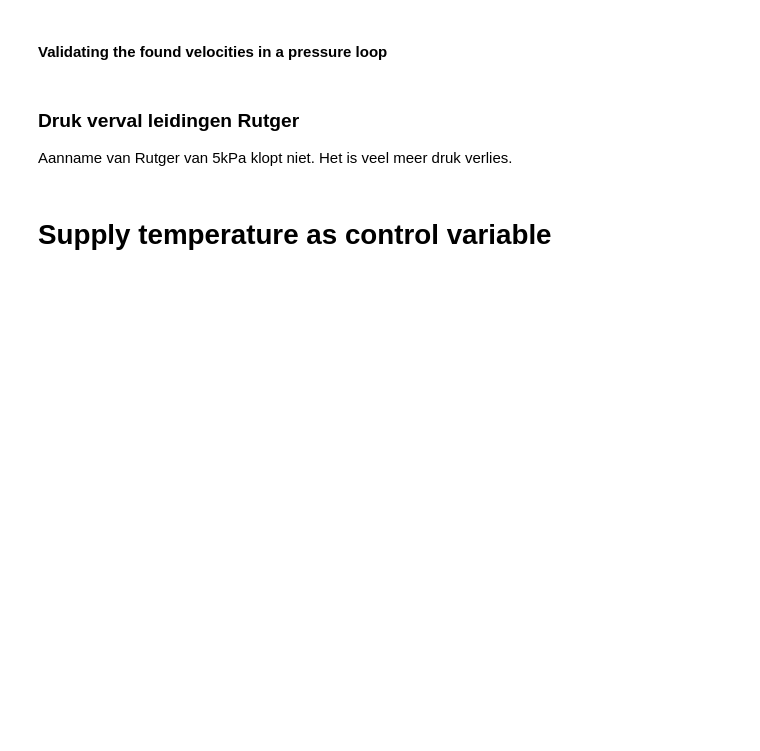
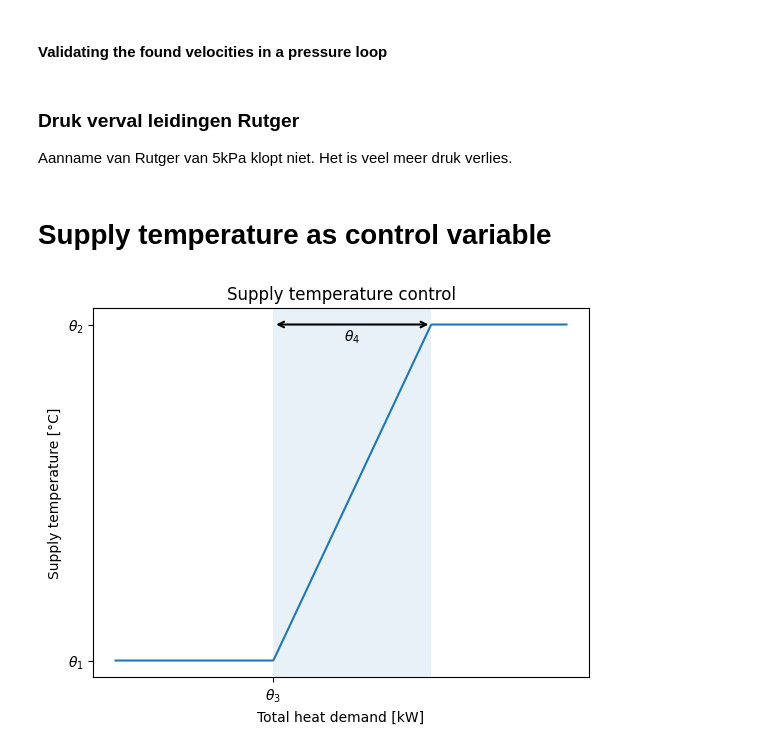
Before and after one commit to Pietervb2/thesis, a Jupyter notebook: obtain_realistic parameters.ipynb, the cells around one changed output. Saved outputs shown, nothing was run; the diff lists cells and outputs as text; code cells hidden in the pictures; blank space fills up the shorter version.

```diff
--- a/obtain_realistic parameters.ipynb
+++ b/obtain_realistic parameters.ipynb
@@ -658,36 +662,45 @@ P_band_end = 140 # theta4
 for i, xi in enumerate(x):
     if xi < P_band_end - P_band:
         T_sup[i] = T_sup_min          # constant region
     elif xi <= P_band_end:
         T_sup[i] = T_sup_min + (xi - P_band_end + P_band) * (T_sup_max - T_sup_min) / (P_band)  # linear P-band
     else:
         T_sup[i] = T_sup_max          # saturated region
 
 # Plot
 plt.figure()
 plt.plot(x, T_sup)
 
 plt.xlabel("Total heat demand [kW]")
 plt.ylabel("Supply temperature [°C]")
 plt.title("Supply temperature control")
 # Draw double arrow for P-band
 plt.annotate(
     '',
     xy=(P_band_end, T_sup_max),      # right end of P-band
     xytext=(P_band_end - P_band, T_sup_max),  # left end of P-band
     arrowprops=dict(arrowstyle='<->', linewidth=1.5)
 )
 
 # Label the P-band
-plt.text((P_band_end - P_band + P_band_end) / 2, T_sup_max - 0.25, r'$\theta_3$', ha='center')
+plt.text((P_band_end - P_band + P_band_end) / 2, T_sup_max - 0.25, r'$\theta_4$', ha='center')
 
+ax = plt.gca()
+# ax.axhline(55, linestyle='--', linewidth=1.5)
+# ax.text(
+#     ax.get_xlim()[0], 55,
+#     r' $T_{set}$',
+#     va='center',
+#     ha='left'
+# )
 # Y-axis thetas
 plt.yticks([T_sup_min, T_sup_max], [r"$\theta_1$", r"$\theta_2$"])
-
 # X-axis thetas
-plt.xticks([P_band_end], [r"$\theta_4$"])
+plt.xticks([P_band_end - P_band], [r"$\theta_3$"])
 plt.axvspan(P_band_end - P_band, P_band_end, alpha=0.1)
 plt.show()
+# %% [output]
+[figure, added]
 # %%
 # X-axis
 x = np.linspace(50, 60, 300)
```
Also changed, not shown: parts of 4 cells of this notebook, 9 other files.
